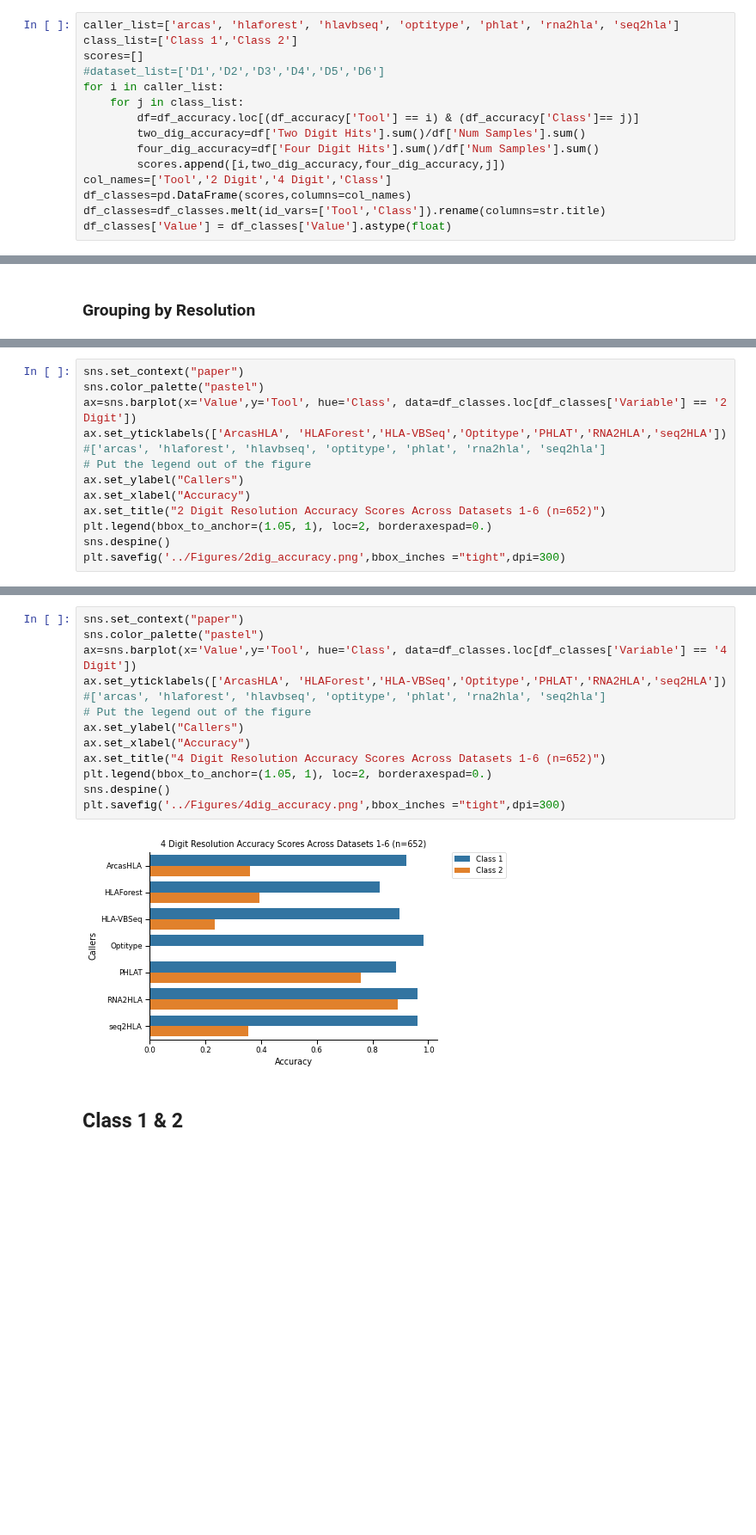
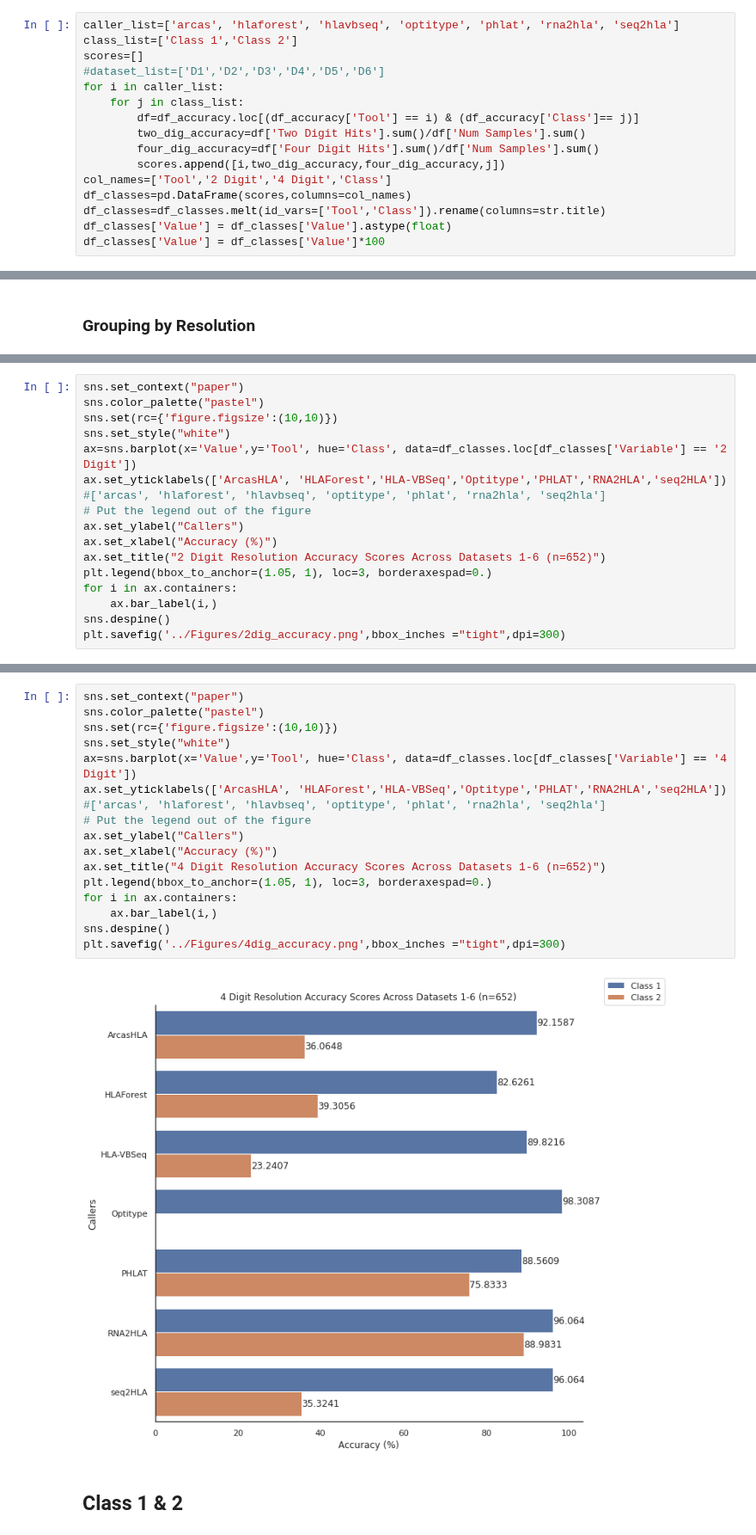
Before and after one commit to ydottie/hlaproject, a Jupyter notebook: notebooks/FINAL_accuracy_all_datasets.ipynb, the cells around one changed output, grey strips where cells are left out. Shown at 86% size. Saved outputs shown, nothing was run; the diff lists cells and outputs as text; blank space fills up the shorter version.

```diff
--- a/notebooks/FINAL_accuracy_all_datasets.ipynb
+++ b/notebooks/FINAL_accuracy_all_datasets.ipynb
@@ -1071,6 +1071,7 @@ col_names=['Tool','2 Digit','4 Digit','Class']
 df_classes=pd.DataFrame(scores,columns=col_names)
 df_classes=df_classes.melt(id_vars=['Tool','Class']).rename(columns=str.title)
 df_classes['Value'] = df_classes['Value'].astype(float)
+df_classes['Value'] = df_classes['Value']*100
 # %% [markdown]
 # Old Way
 # %% [markdown]
@@ -2106,14 +2090,18 @@ df_classes.loc[df_classes['Variable'] == '4 Digit']
 # %%
 sns.set_context("paper")
 sns.color_palette("pastel")
+sns.set(rc={'figure.figsize':(10,10)})
+sns.set_style("white")
 ax=sns.barplot(x='Value',y='Tool', hue='Class', data=df_classes.loc[df_classes['Variable'] == '2 Digit'])
 ax.set_yticklabels(['ArcasHLA', 'HLAForest','HLA-VBSeq','Optitype','PHLAT','RNA2HLA','seq2HLA'])
 #['arcas', 'hlaforest', 'hlavbseq', 'optitype', 'phlat', 'rna2hla', 'seq2hla']
 # Put the legend out of the figure
 ax.set_ylabel("Callers")
-ax.set_xlabel("Accuracy")
+ax.set_xlabel("Accuracy (%)")
 ax.set_title("2 Digit Resolution Accuracy Scores Across Datasets 1-6 (n=652)")
-plt.legend(bbox_to_anchor=(1.05, 1), loc=2, borderaxespad=0.)
+plt.legend(bbox_to_anchor=(1.05, 1), loc=3, borderaxespad=0.)
+for i in ax.containers:
+    ax.bar_label(i,)
 sns.despine()
 plt.savefig('../Figures/2dig_accuracy.png',bbox_inches ="tight",dpi=300)
 # %% [output]
@@ -2121,18 +2109,22 @@ plt.savefig('../Figures/2dig_accuracy.png',bbox_inches ="tight",dpi=300)
 # %%
 sns.set_context("paper")
 sns.color_palette("pastel")
+sns.set(rc={'figure.figsize':(10,10)})
+sns.set_style("white")
 ax=sns.barplot(x='Value',y='Tool', hue='Class', data=df_classes.loc[df_classes['Variable'] == '4 Digit'])
 ax.set_yticklabels(['ArcasHLA', 'HLAForest','HLA-VBSeq','Optitype','PHLAT','RNA2HLA','seq2HLA'])
 #['arcas', 'hlaforest', 'hlavbseq', 'optitype', 'phlat', 'rna2hla', 'seq2hla']
 # Put the legend out of the figure
 ax.set_ylabel("Callers")
-ax.set_xlabel("Accuracy")
+ax.set_xlabel("Accuracy (%)")
 ax.set_title("4 Digit Resolution Accuracy Scores Across Datasets 1-6 (n=652)")
-plt.legend(bbox_to_anchor=(1.05, 1), loc=2, borderaxespad=0.)
+plt.legend(bbox_to_anchor=(1.05, 1), loc=3, borderaxespad=0.)
+for i in ax.containers:
+    ax.bar_label(i,)
 sns.despine()
 plt.savefig('../Figures/4dig_accuracy.png',bbox_inches ="tight",dpi=300)
 # %% [output]
-[figure, old version]
+[figure, new version]
 # %% [markdown]
 ## Class 1 & 2
 # %%
```
Also changed, not shown: parts of 11 cells of this notebook, 16 other files.
